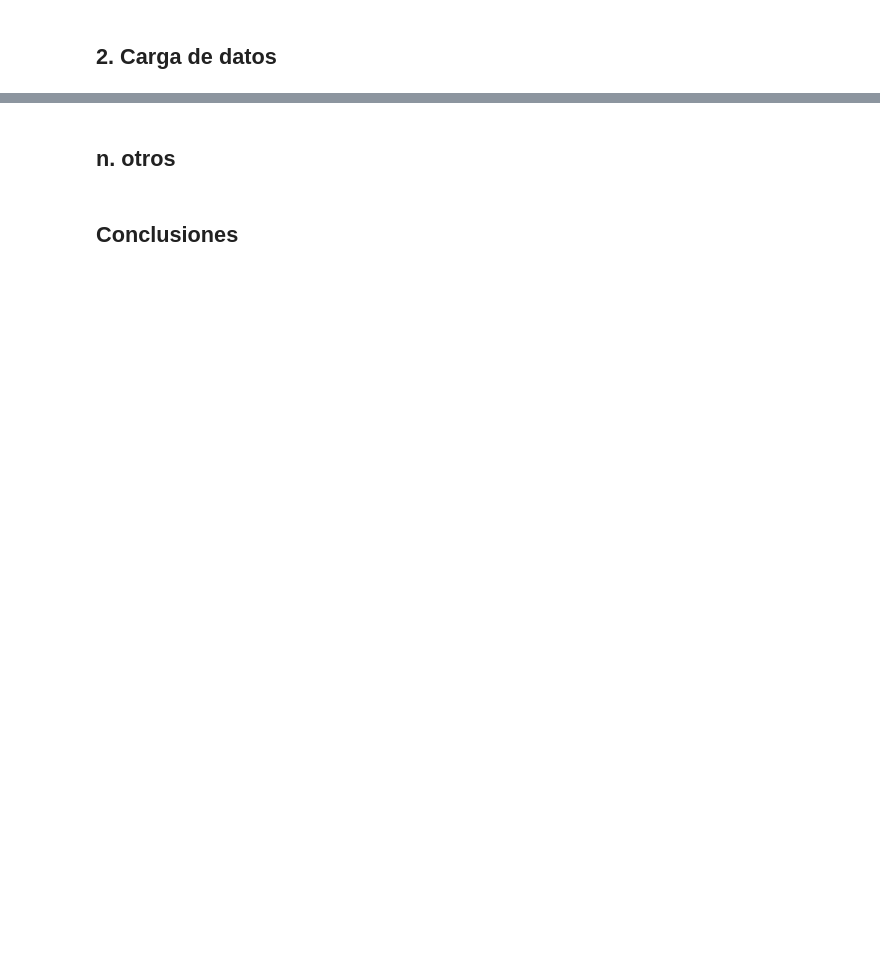
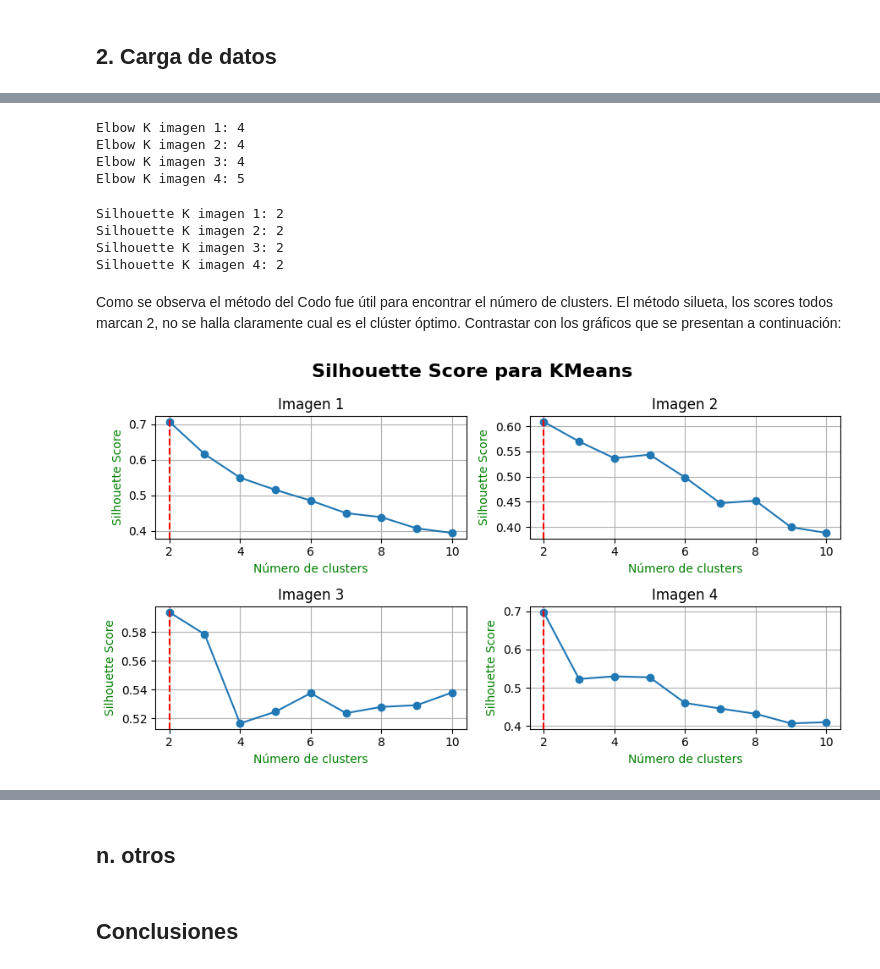
Before and after one commit to Jason-Morrill/mlns-proyecto-imagenes, a Jupyter notebook: Microproyecto1.ipynb, the cells around one changed output, grey strips where cells are left out. Cells and saved outputs as stored; diff of their text form; code cells hidden in the pictures; blank space fills up the shorter version.

```diff
--- a/Microproyecto1.ipynb
+++ b/Microproyecto1.ipynb
@@ -158,0 +258,57 @@ silhouette_plot(img_mod[3], "kmeans", k_min=2, k_max=10)
+# %%
+## Convertir a numpy array los inertias y el rango del cluster
+# chequear porque no trae este valor
+# HARD CODED VALUE!!!
+if cluster_range == []:
+    cluster_range = range(k_min, k_max+1) # el aplicado en los algoritmos de KMeans y KMedoids
+cluster_range_np = np.array(cluster_range)
+# %%
+# Usar KneeLocator para encontrar los clusters óptimos
+elbow_knee = []
+silhouette_knee = []
+# %%
+# Encontrar el "codo" usando KneeLocator
+k_inertias_np = np.array(k_inertias)
+for i, inertia_np in enumerate(k_inertias_np):
+    knee_locator = KneeLocator(cluster_range_np, inertia_np, curve="convex", direction="decreasing")
+    optimal_k_elbow = knee_locator.knee
+    elbow_knee.append(optimal_k_elbow)
+    print(f"Elbow K imagen {i+1}: {optimal_k_elbow}")
+# %% [output]
+Elbow K imagen 1: 4
+Elbow K imagen 2: 4
+Elbow K imagen 3: 4
+Elbow K imagen 4: 5
+# %%
+# Encontrar el mejor número de clusters según Silhouette Score
+k_scores_np = np.array(k_scores)
+for i, single_score in enumerate(k_scores_np):
+    optimal_k_silhouette = cluster_range[np.argmax(single_score)]
+    silhouette_knee.append(optimal_k_silhouette)
+    print(f"Silhouette K imagen {i+1}: {optimal_k_silhouette}")
+# %% [output]
+Silhouette K imagen 1: 2
+Silhouette K imagen 2: 2
+Silhouette K imagen 3: 2
+Silhouette K imagen 4: 2
+# %% [markdown]
+Como se observa el método del Codo fue útil para encontrar el número de clusters. El método silueta, los scores todos marcan 2, no se halla claramente cual es el clúster óptimo. Contrastar con los gráficos que se presentan a continuación:
+# %%
+# Gráfico Silueta
+# Contenedor de 4 gráficos (2, 2)
+fig, axes = plt.subplots(2, 2, figsize=(9, 5))
+for i, ax in enumerate(axes.flat):
+    ax.plot(k_ranges[i], k_scores[i], marker='o')
+    ax.set_title(f"Imagen {i+1}")
+    ax.set_xlabel('Número de clusters')
+    ax.xaxis.label.set_color('green')
+    ax.set_ylabel('Silhouette Score')
+    ax.yaxis.label.set_color('green')
+    ax.axvline(silhouette_knee[i], color='red', linestyle='--', label=f'Silhouette Point: {silhouette_knee[i]}')
+    ax.grid()
+
+fig.suptitle("Silhouette Score para KMeans", fontsize=16, color='black', fontweight='bold')
+plt.tight_layout()
+plt.show()
+# %% [output]
+[figure, added]
```
Also changed, not shown: parts of 92 cells of this notebook.
